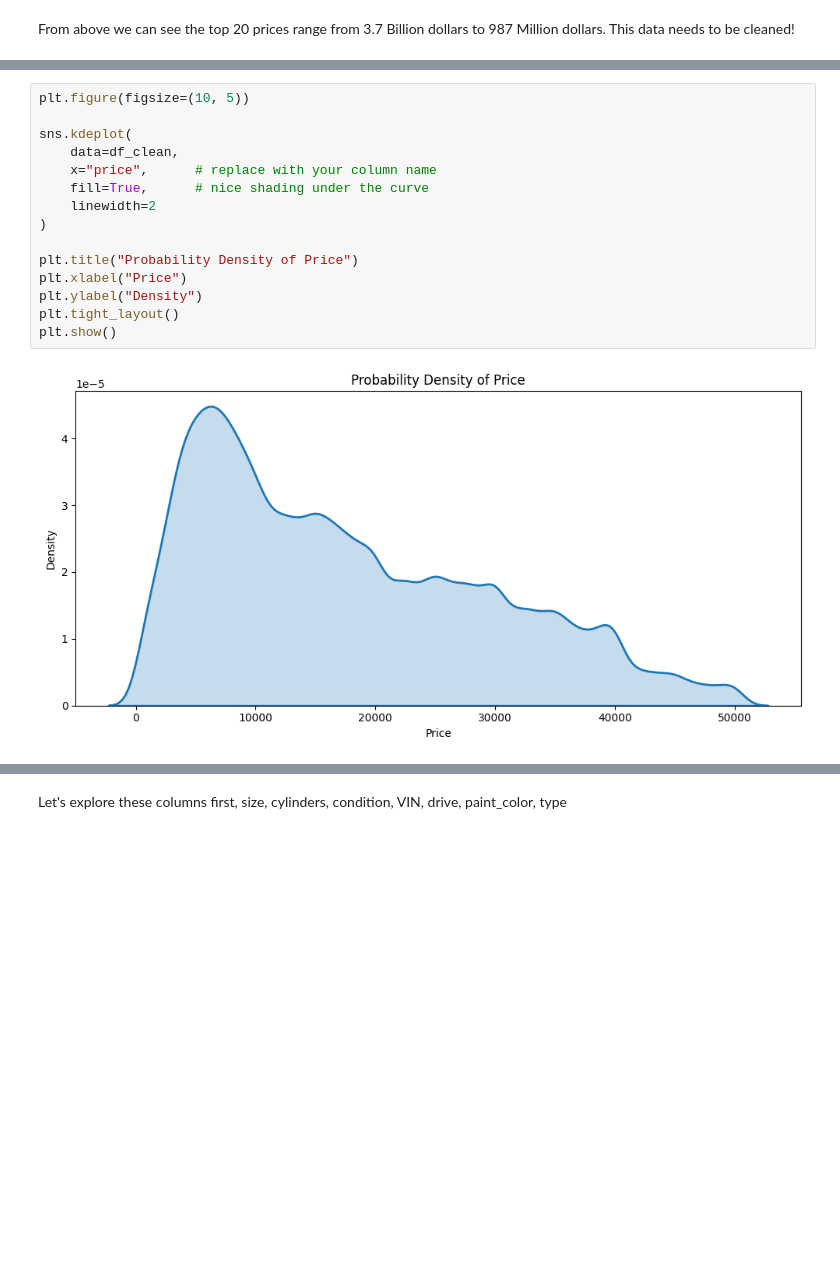
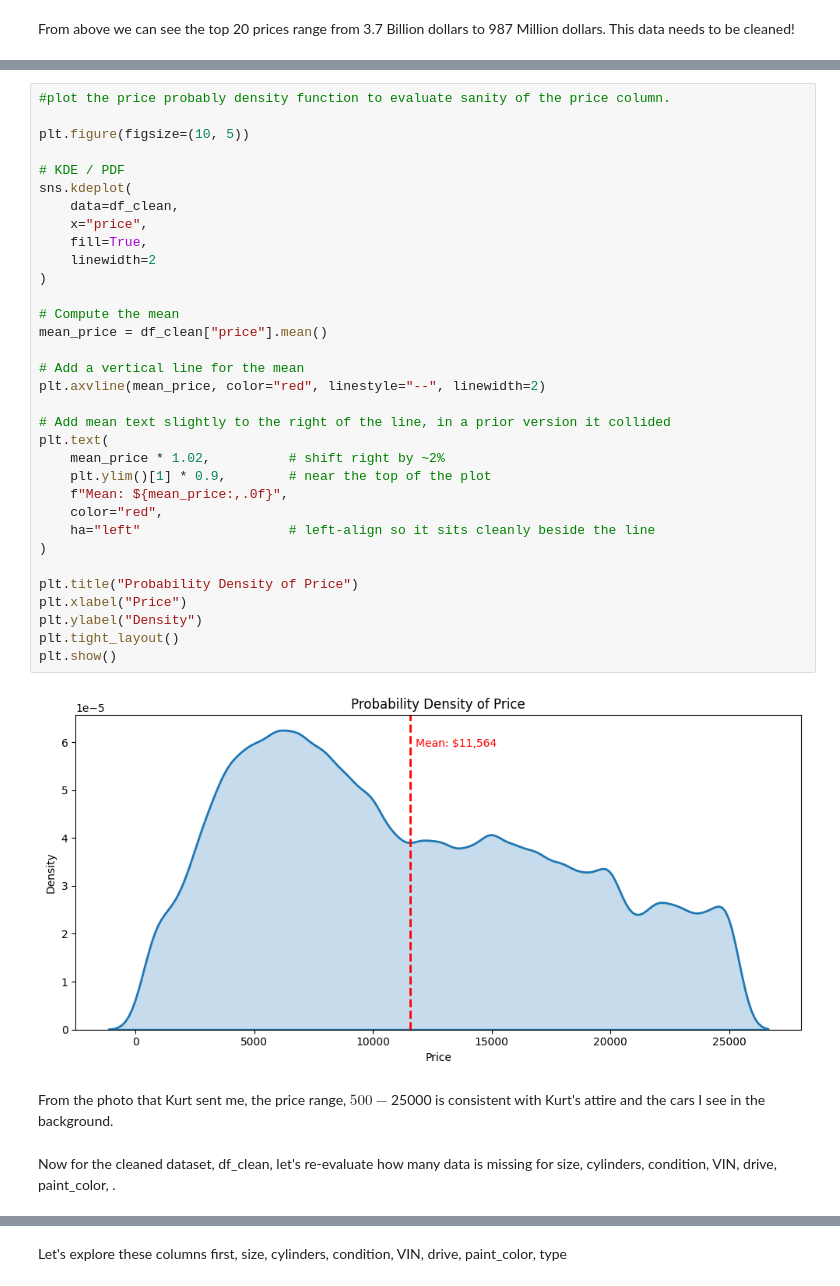
Before and after one commit to jeffreylgoode/what-drives-car-prices, a Jupyter notebook: notebooks/car_price_analysis.ipynb, the cells around one changed output, grey strips where cells are left out. Cells and saved outputs as stored; diff of their text form; blank space fills up the shorter version.

```diff
--- a/notebooks/car_price_analysis.ipynb
+++ b/notebooks/car_price_analysis.ipynb
@@ -115,20 +117,42 @@ min         500.000000
 75%       16987.000000
 max       25000.000000
 Name: price, dtype: float64
-# %%
-plt.figure(figsize=(10, 5))
-
-sns.kdeplot(
-    data=df_clean,
-    x="price",      # replace with your column name
-    fill=True,      # nice shading under the curve
-    linewidth=2
-)
-
-plt.title("Probability Density of Price")
-plt.xlabel("Price")
-plt.ylabel("Density")
-plt.tight_layout()
-plt.show()
-# %% [output]
-[figure, removed]
+# %%
+#plot the price probably density function to evaluate sanity of the price column.
+
+plt.figure(figsize=(10, 5))
+
+# KDE / PDF
+sns.kdeplot(
+    data=df_clean,
+    x="price",
+    fill=True,
+    linewidth=2
+)
+
+# Compute the mean
+mean_price = df_clean["price"].mean()
+
+# Add a vertical line for the mean
+plt.axvline(mean_price, color="red", linestyle="--", linewidth=2)
+
+# Add mean text slightly to the right of the line, in a prior version it collided
+plt.text(
+    mean_price * 1.02,          # shift right by ~2%
+    plt.ylim()[1] * 0.9,        # near the top of the plot
+    f"Mean: ${mean_price:,.0f}",
+    color="red",
+    ha="left"                   # left-align so it sits cleanly beside the line
+)
+
+plt.title("Probability Density of Price")
+plt.xlabel("Price")
+plt.ylabel("Density")
+plt.tight_layout()
+plt.show()
+# %% [output]
+[figure, added]
+# %% [markdown]
+From the photo that Kurt sent me, the price range, $500-$25000 is consistent with Kurt's attire and the cars I see in the background.
+# %% [markdown]
+Now for the cleaned dataset, df_clean, let's re-evaluate how many data is missing for size, cylinders, condition, VIN, drive, paint_color, .
```
Also changed, not shown: parts of 7 cells of this notebook.
